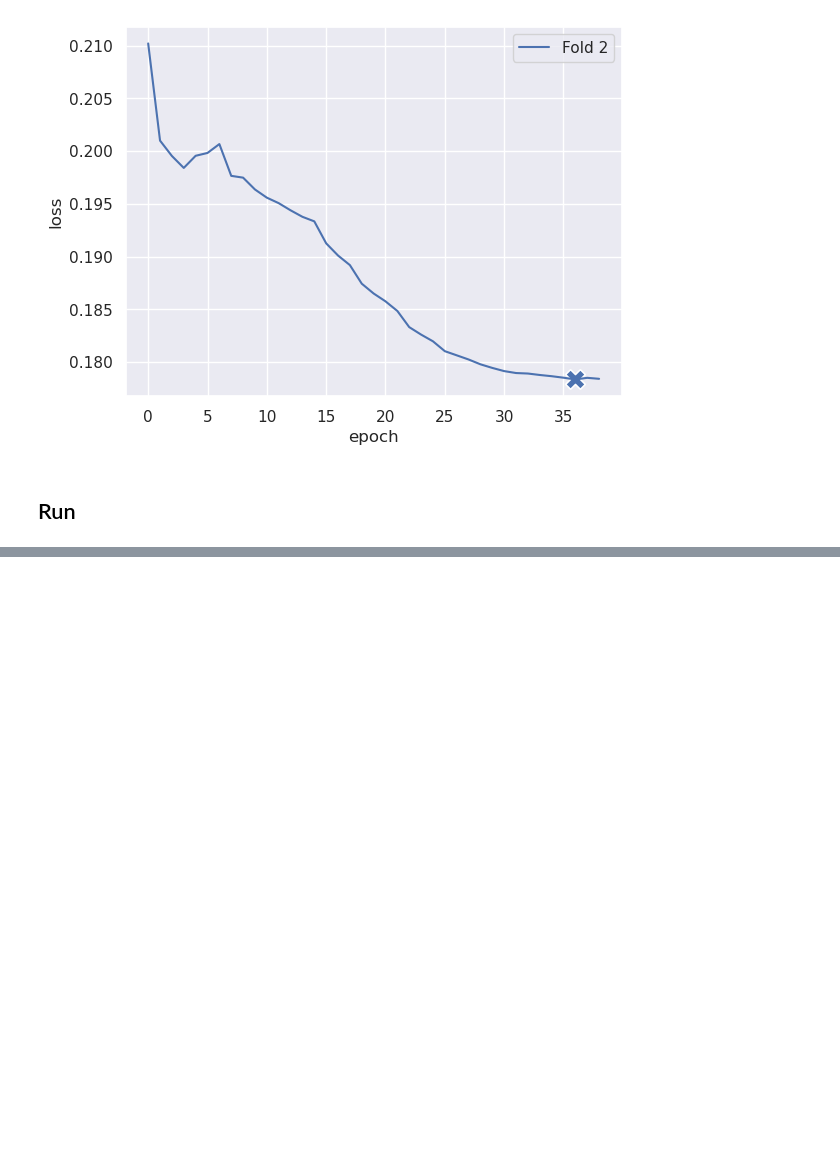
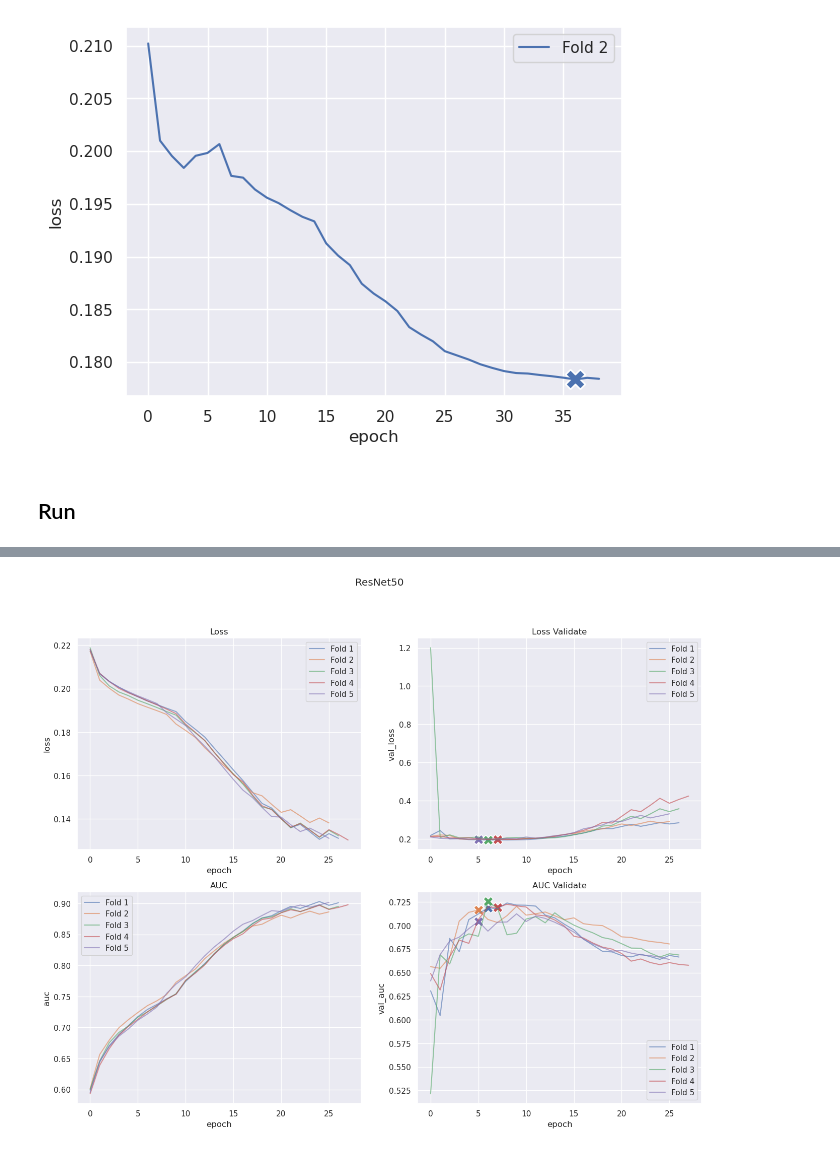
Before and after one commit to chonsawat/ChestXray-14, a Jupyter notebook: Graph models.ipynb, the cells around one changed output, grey strips where cells are left out. Saved outputs shown, nothing was run; the diff lists cells and outputs as text; code cells hidden in the pictures; blank space fills up the shorter version.

```diff
--- a/Graph models.ipynb
+++ b/Graph models.ipynb
@@ -93,0 +106,6 @@ plot_model_learning(name, path)
+# %%
+name = "ResNet50"
+path = "results/history/Resnet50_(weight=None)"
+plot_model_learning(name, path)
+# %% [output]
+[figure, added]
```
Also changed, not shown: parts of 6 cells of this notebook, 14 other files.
